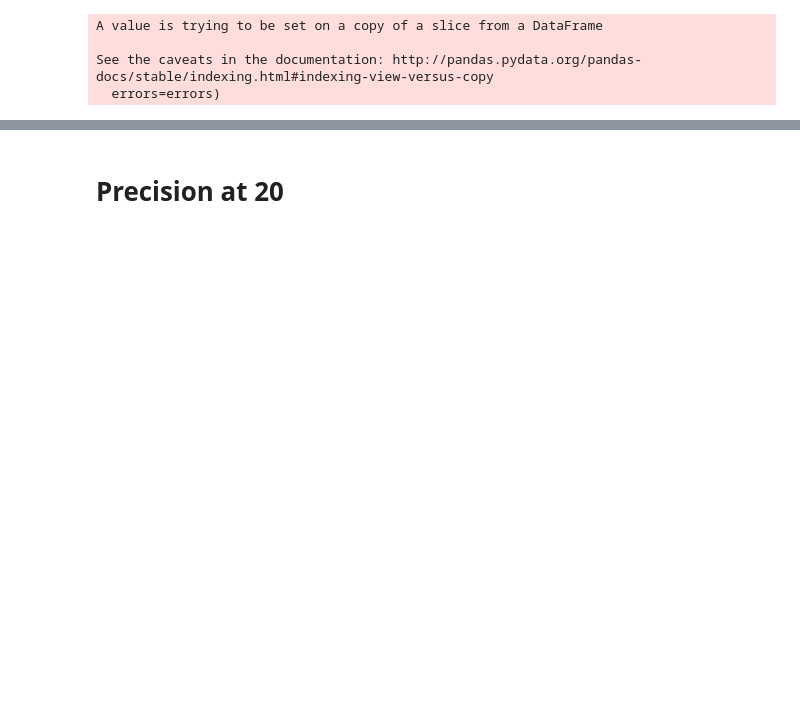
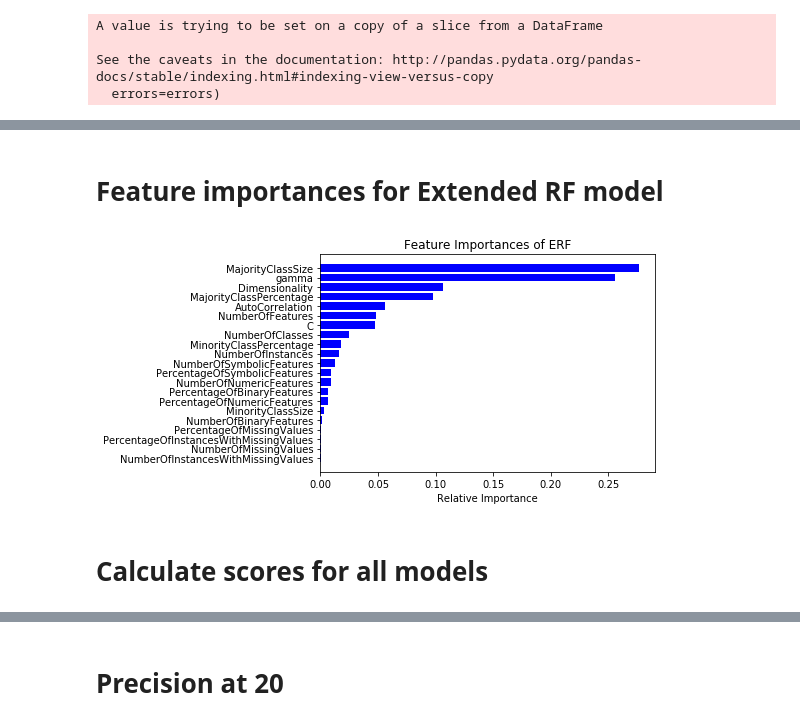
Before and after one commit to prerna135/autoML-code, a Jupyter notebook: Random Forest Metamodel.ipynb, the cells around one changed output, grey strips where cells are left out. Drawn from its saved outputs; the diff is of its cells as text; code cells hidden in the pictures; blank space fills up the shorter version.

```diff
--- a/Random Forest Metamodel.ipynb
+++ b/Random Forest Metamodel.ipynb
@@ -149,0 +208,18 @@ def draw_plot(data, offset,edge_color, fill_color):
+# %% [markdown]
+# Feature importances for Extended RF model
+# %%
+# for name, importance in zip(['C', 'gamma'] + list(df_meta.columns), erf_metamodel.named_steps['random search'].best_estimator_.feature_importances_):
+#     print(name, "=", importance)
+erf_metamodel_wloo = pickle.load(open('/Users/prernakashyap/Documents/columbia/sem1/research/models/erf.pkl', 'rb'))
+features = ['C', 'gamma'] + list(df_meta.columns)
+importances = erf_metamodel_wloo.named_steps['random search'].best_estimator_.feature_importances_
+indices = np.argsort(importances)
+plt.title('Feature Importances of ERF')
+plt.barh(range(len(indices)), importances[indices], color='b', align='center')
+plt.yticks(range(len(indices)), [features[i] for i in indices])
+plt.xlabel('Relative Importance')
+plt.show()
+# %% [output]
+[figure, added]
+# %% [markdown]
+# Calculate scores for all models
```
Also changed, not shown: parts of 26 cells of this notebook, 1 other file.
